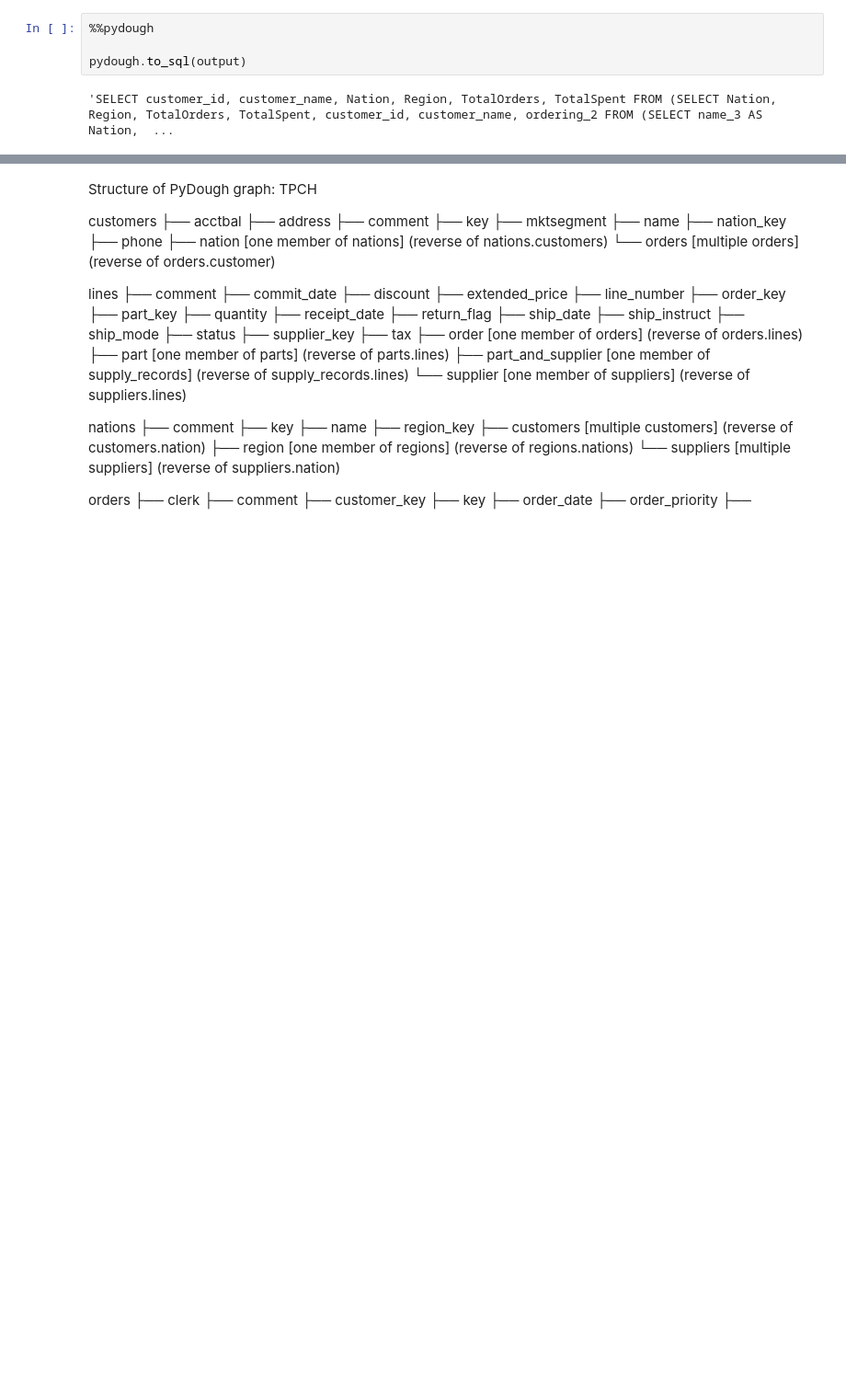
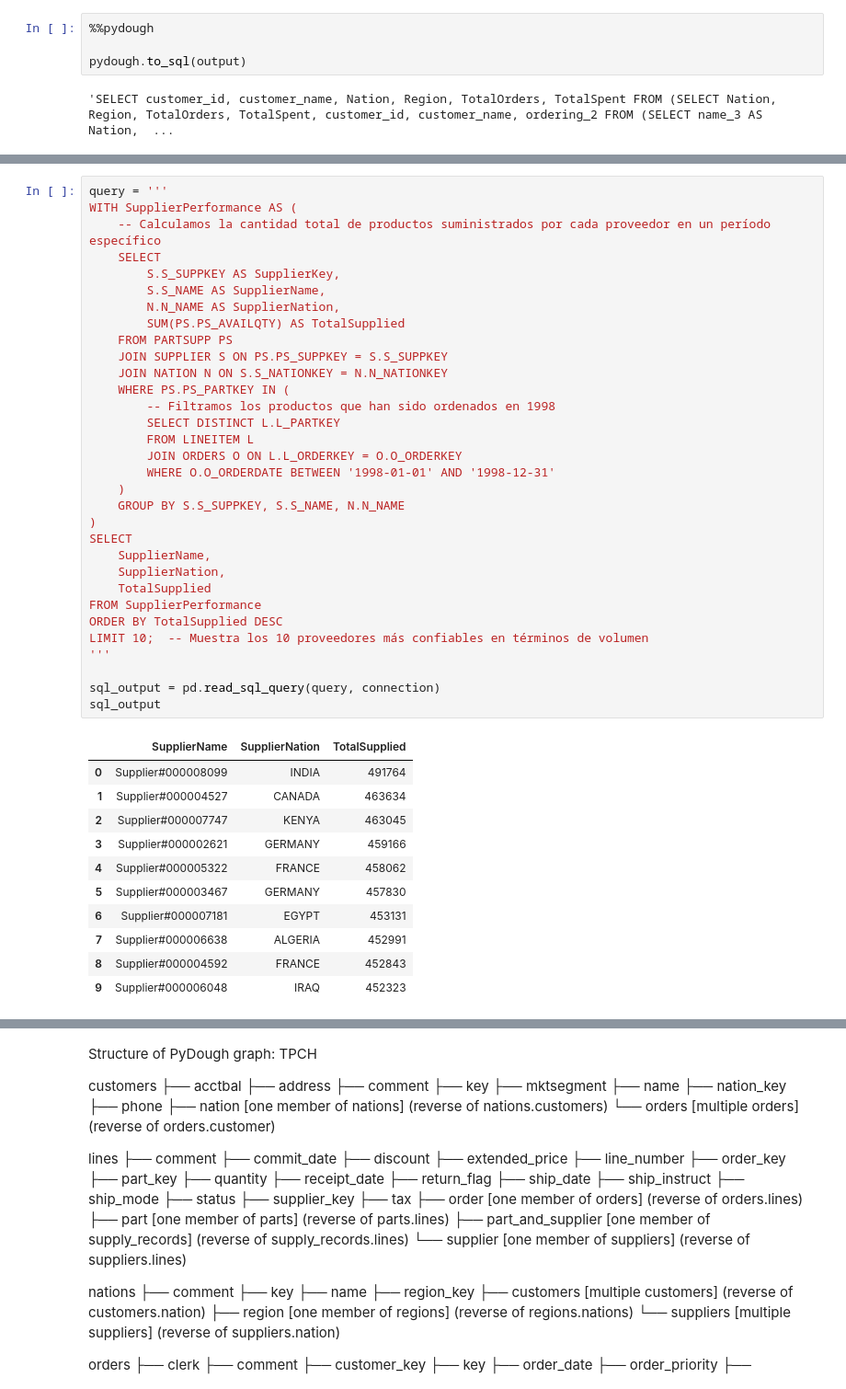
Before and after one commit to bodo-ai/text2pydough, a Jupyter notebook: workbench/GNunez/TPCH-TestingNewQueries.ipynb, the cells around one changed output, grey strips where cells are left out. Shown at 92% size. Cells and saved outputs as stored; diff of their text form; blank space fills up the shorter version.

```diff
--- a/workbench/GNunez/TPCH-TestingNewQueries.ipynb
+++ b/workbench/GNunez/TPCH-TestingNewQueries.ipynb
@@ -344,0 +401,44 @@ pydough_output
+# %%
+query = '''
+WITH SupplierPerformance AS (
+    -- Calculamos la cantidad total de productos suministrados por cada proveedor en un período específico
+    SELECT
+        S.S_SUPPKEY AS SupplierKey,
+        S.S_NAME AS SupplierName,
+        N.N_NAME AS SupplierNation,
+        SUM(PS.PS_AVAILQTY) AS TotalSupplied
+    FROM PARTSUPP PS
+    JOIN SUPPLIER S ON PS.PS_SUPPKEY = S.S_SUPPKEY
+    JOIN NATION N ON S.S_NATIONKEY = N.N_NATIONKEY
+    WHERE PS.PS_PARTKEY IN (
+        -- Filtramos los productos que han sido ordenados en 1998
+        SELECT DISTINCT L.L_PARTKEY
+        FROM LINEITEM L
+        JOIN ORDERS O ON L.L_ORDERKEY = O.O_ORDERKEY
+        WHERE O.O_ORDERDATE BETWEEN '1998-01-01' AND '1998-12-31'
+    )
+    GROUP BY S.S_SUPPKEY, S.S_NAME, N.N_NAME
+)
+SELECT
+    SupplierName,
+    SupplierNation,
+    TotalSupplied
+FROM SupplierPerformance
+ORDER BY TotalSupplied DESC
+LIMIT 10;  -- Muestra los 10 proveedores más confiables en términos de volumen
+'''
+
+sql_output = pd.read_sql_query(query, connection)
+sql_output
+# %% [output]
+|  | SupplierName | SupplierNation | TotalSupplied |
+| 0 | Supplier#000008099 | INDIA | 491764 |
+| 1 | Supplier#000004527 | CANADA | 463634 |
+| 2 | Supplier#000007747 | KENYA | 463045 |
+| 3 | Supplier#000002621 | GERMANY | 459166 |
+| 4 | Supplier#000005322 | FRANCE | 458062 |
+| 5 | Supplier#000003467 | GERMANY | 457830 |
+| 6 | Supplier#000007181 | EGYPT | 453131 |
+| 7 | Supplier#000006638 | ALGERIA | 452991 |
+| 8 | Supplier#000004592 | FRANCE | 452843 |
+| 9 | Supplier#000006048 | IRAQ | 452323 |
```
Also changed, not shown: parts of 18 cells of this notebook.
